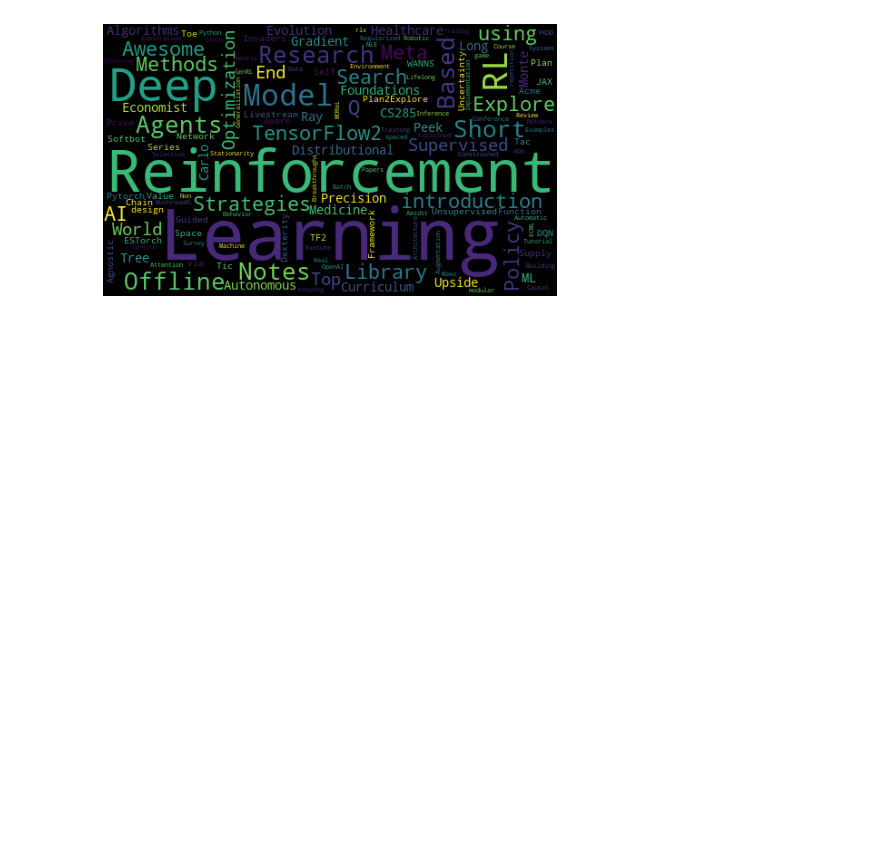
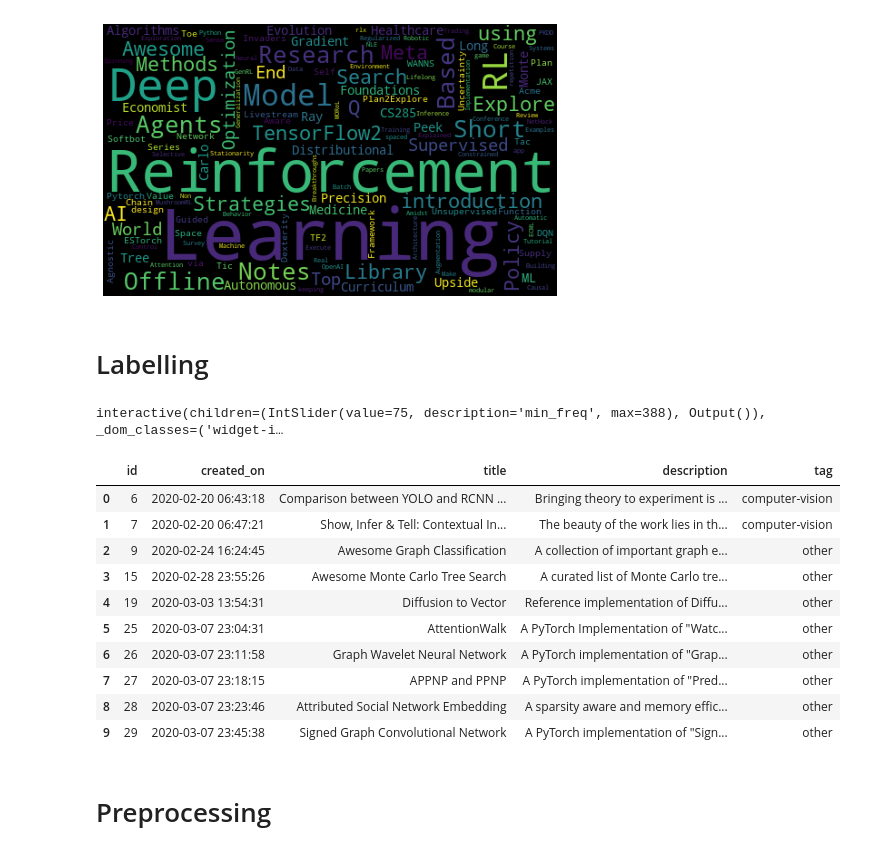
Before and after one commit to mukul74/DailyPractise, a Jupyter notebook: MLops/Project1.ipynb, the cells around one changed output. Drawn from its saved outputs; the diff is of its cells as text; code cells hidden in the pictures; blank space fills up the shorter version.

Commit message:
modifications for mlops

```diff
--- a/MLops/Project1.ipynb
+++ b/MLops/Project1.ipynb
@@ -144,3 +144,46 @@ display_word_cloud("mlops")
 display_word_cloud("reinforcement-learning")
 # %% [output]
 [figure]
+# %% [markdown]
+# Labelling
+# %%
+# Min frequency
+min_freq = 75
+tags = Counter(df.tag.values)
+# %%
+# Tags that just made / missed the cut
+@widgets.interact(min_freq=(0, tags.most_common()[0][1]))
+def separate_tags_by_freq(min_freq=min_freq):
+    tags_above_freq = Counter(tag for tag in tags.elements()
+                                    if tags[tag] >= min_freq)
+    tags_below_freq = Counter(tag for tag in tags.elements()
+                                    if tags[tag] < min_freq)
+    print ("Most popular tags:\n", tags_above_freq.most_common(3))
+    print ("\nTags that just made the cut:\n", tags_above_freq.most_common()[-3:])
+    print ("\nTags that just missed the cut:\n", tags_below_freq.most_common(3))
+# %% [output]
+interactive(children=(IntSlider(value=75, description='min_freq', max=388), Output()), _dom_classes=('widget-i…
+# %%
+tags_above_freq = Counter(tag for tag in tags.elements()
+                          if (tags[tag] >= min_freq))
+df.tag = df.tag.apply(lambda tag: tag if tag in tags_above_freq else None)
+# %%
+# Fill None with other
+df.tag = df.tag.fillna("other")
+# %%
+# Now we have tags with values Computer Vision, NLP, mlops, others
+df.head(10)
+# %% [output]
+|  | id | created_on | title | description | tag |
+| 0 | 6 | 2020-02-20 06:43:18 | Comparison between YOLO and RCNN ... | Bringing theory to experiment is ... | computer-vision |
+| 1 | 7 | 2020-02-20 06:47:21 | Show, Infer & Tell: Contextual In... | The beauty of the work lies in th... | computer-vision |
+| 2 | 9 | 2020-02-24 16:24:45 | Awesome Graph Classification | A collection of important graph e... | other |
+| 3 | 15 | 2020-02-28 23:55:26 | Awesome Monte Carlo Tree Search | A curated list of Monte Carlo tre... | other |
+| 4 | 19 | 2020-03-03 13:54:31 | Diffusion to Vector | Reference implementation of Diffu... | other |
+| 5 | 25 | 2020-03-07 23:04:31 | AttentionWalk | A PyTorch Implementation of "Watc... | other |
+| 6 | 26 | 2020-03-07 23:11:58 | Graph Wavelet Neural Network | A PyTorch implementation of "Grap... | other |
+| 7 | 27 | 2020-03-07 23:18:15 | APPNP and PPNP | A PyTorch implementation of "Pred... | other |
+| 8 | 28 | 2020-03-07 23:23:46 | Attributed Social Network Embedding | A sparsity aware and memory effic... | other |
+| 9 | 29 | 2020-03-07 23:45:38 | Signed Graph Convolutional Network | A PyTorch implementation of "Sign... | other |
+# %% [markdown]
+# Preprocessing
```
Also changed, not shown: parts of 11 cells of this notebook.
